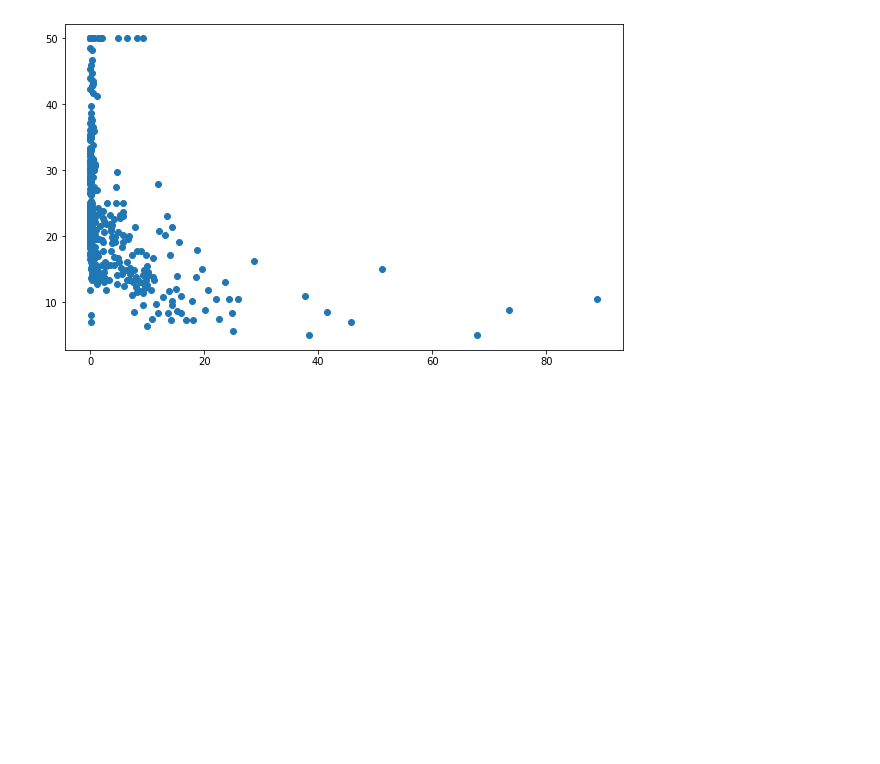
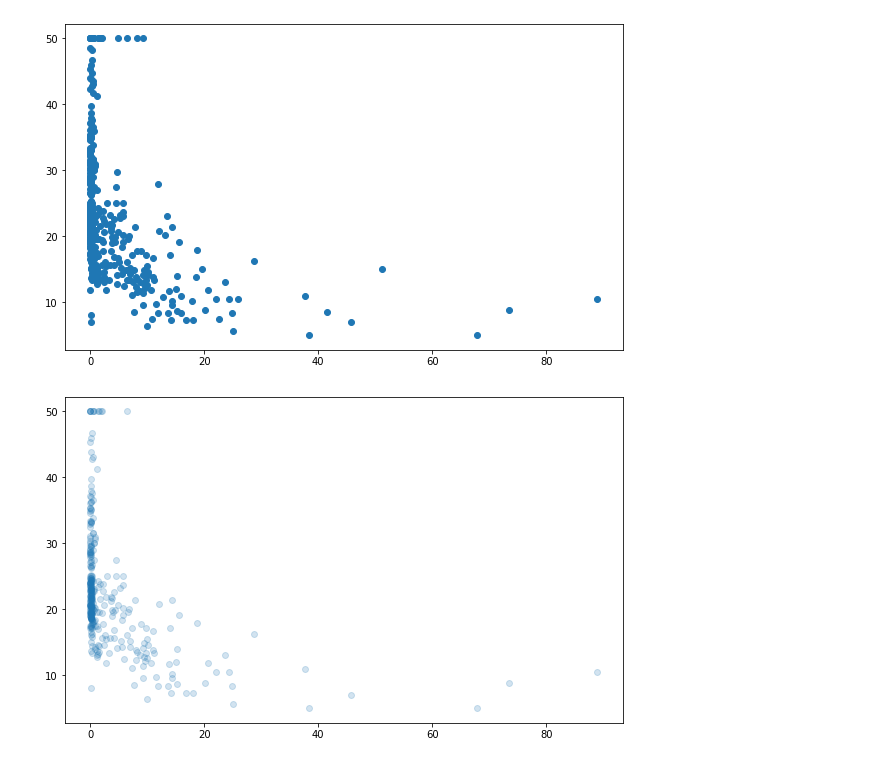
Before and after one commit to CristianVeloz0501/DMC, a Jupyter notebook: Housing_1.ipynb, the cells around one changed output. Cells and saved outputs as stored; diff of their text form; code cells hidden in the pictures; blank space fills up the shorter version.

```diff
--- a/Housing_1.ipynb
+++ b/Housing_1.ipynb
@@ -420,3 +421,11 @@ plt.scatter(Data.CRIM,Data.MEDV)
 plt.show()
 # %% [output]
 [figure]
+# %%
+#Podemos atenuar los valores que esten alejados de la media
+plt.scatter(X_train.CRIM, y_train, alpha = 0.2)
+plt.xlabel("", fontsize=18)
+plt.ylabel("", rotation=0, fontsize=18)
+plt.show()
+# %% [output]
+[figure, added]
```
Also changed, not shown: parts of 4 cells of this notebook.
